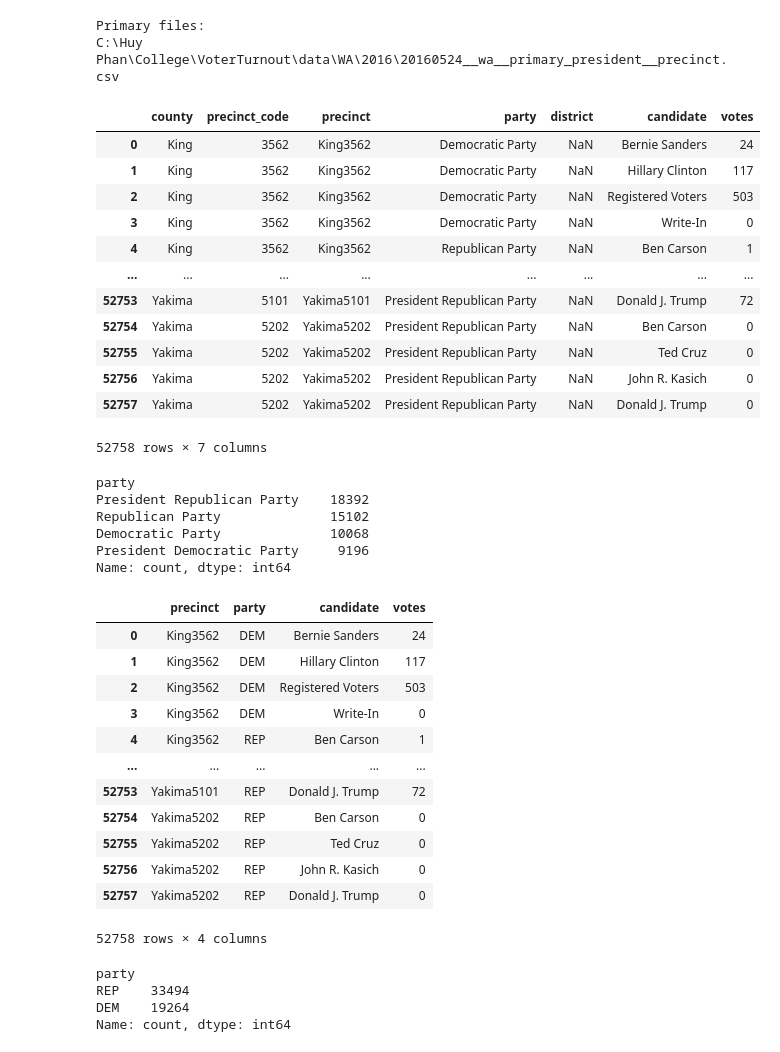
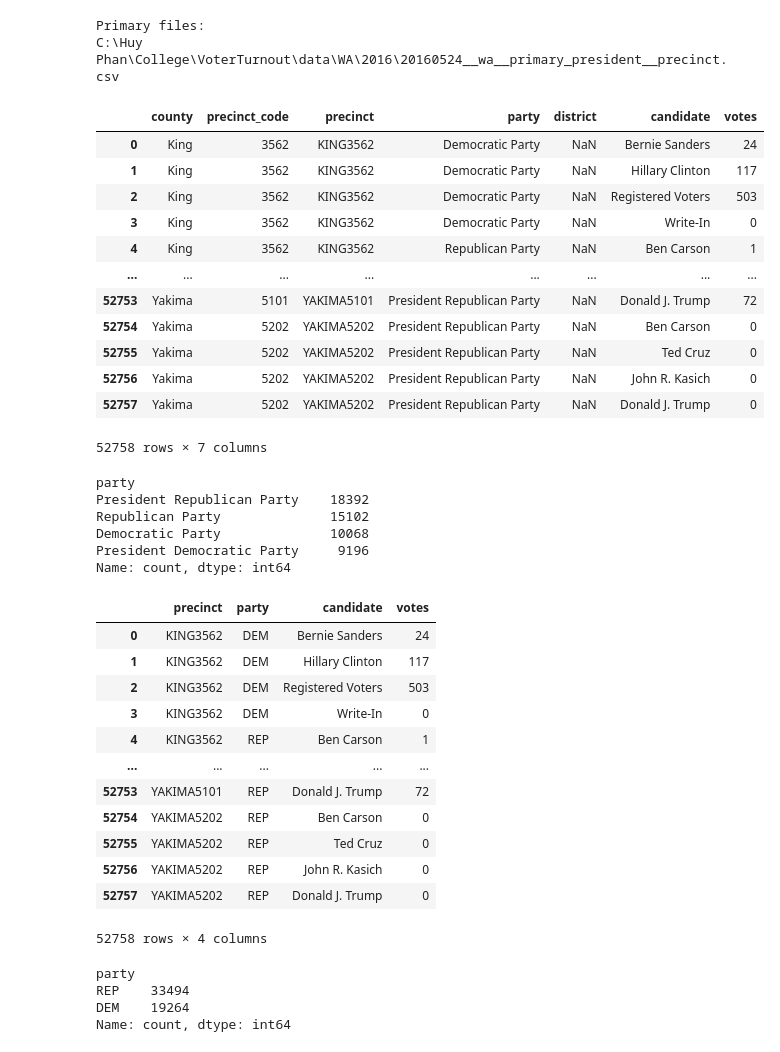
Before and after one commit to Hp0511/VoterTurnout, a Jupyter notebook: data_cleaning/WA_cleaning.ipynb, the cells around one changed output. Saved outputs shown, nothing was run; the diff lists cells and outputs as text; code cells hidden in the pictures.

```diff
--- a/data_cleaning/WA_cleaning.ipynb
+++ b/data_cleaning/WA_cleaning.ipynb
@@ -38,42 +38,43 @@ C:\Huy Phan\College\VoterTurnout\data\WA\2016\20160524__wa__primary_president__p
 # %%
 # Process primary files
 primary_df_list = []
 
 for file in primary_files:
     try:
         df = pd.read_csv(file)
 
         # Drop rows where 'precinct' is NaN
         if 'precinct' in df.columns:
             df = df[df["precinct"].notna()]
 
         df = df.drop_duplicates()
 
         primary_df_list.append(df)
 
     except Exception as e:
         print(f"Error in {file}: {e}")
 
 # Combine all cleaned files
 pri_combined_df = pd.concat(primary_df_list, ignore_index=True)
 # Create a new column "precinct" by combining county and precinct
 pri_combined_df["precinct"] = pri_combined_df["county"].astype(str) + pri_combined_df["precinct_code"].astype(str)
 pri_combined_df = pri_combined_df.drop(columns=["party"])
 pri_combined_df = pri_combined_df.rename(columns={"office": "party"})
+pri_combined_df["precinct"] = pri_combined_df["precinct"].str.upper()
 pri_combined_df
 # %% [output]
 |  | county | precinct_code | precinct | party | district | candidate | votes |
-| 0 | King | 3562 | King3562 | Democratic Party | NaN | Bernie Sanders | 24 |
-| 1 | King | 3562 | King3562 | Democratic Party | NaN | Hillary Clinton | 117 |
-| 2 | King | 3562 | King3562 | Democratic Party | NaN | Registered Voters | 503 |
-| 3 | King | 3562 | King3562 | Democratic Party | NaN | Write-In | 0 |
-| 4 | King | 3562 | King3562 | Republican Party | NaN | Ben Carson | 1 |
+| 0 | King | 3562 | KING3562 | Democratic Party | NaN | Bernie Sanders | 24 |
+| 1 | King | 3562 | KING3562 | Democratic Party | NaN | Hillary Clinton | 117 |
+| 2 | King | 3562 | KING3562 | Democratic Party | NaN | Registered Voters | 503 |
+| 3 | King | 3562 | KING3562 | Democratic Party | NaN | Write-In | 0 |
+| 4 | King | 3562 | KING3562 | Republican Party | NaN | Ben Carson | 1 |
 | ... | ... | ... | ... | ... | ... | ... | ... |
-| 52753 | Yakima | 5101 | Yakima5101 | President Republican Party | NaN | Donald J. Trump | 72 |
-| 52754 | Yakima | 5202 | Yakima5202 | President Republican Party | NaN | Ben Carson | 0 |
-| 52755 | Yakima | 5202 | Yakima5202 | President Republican Party | NaN | Ted Cruz | 0 |
-| 52756 | Yakima | 5202 | Yakima5202 | President Republican Party | NaN | John R. Kasich | 0 |
-| 52757 | Yakima | 5202 | Yakima5202 | President Republican Party | NaN | Donald J. Trump | 0 |
+| 52753 | Yakima | 5101 | YAKIMA5101 | President Republican Party | NaN | Donald J. Trump | 72 |
+| 52754 | Yakima | 5202 | YAKIMA5202 | President Republican Party | NaN | Ben Carson | 0 |
+| 52755 | Yakima | 5202 | YAKIMA5202 | President Republican Party | NaN | Ted Cruz | 0 |
+| 52756 | Yakima | 5202 | YAKIMA5202 | President Republican Party | NaN | John R. Kasich | 0 |
+| 52757 | Yakima | 5202 | YAKIMA5202 | President Republican Party | NaN | Donald J. Trump | 0 |
 52758 rows × 7 columns
 # %%
 pri_combined_df["party"].value_counts(dropna=False)
@@ -98,17 +99,17 @@ primary_data = primary_data[primary_data["party"].isin(["DEM", "REP"])] # Analyz
 primary_data
 # %% [output]
 |  | precinct | party | candidate | votes |
-| 0 | King3562 | DEM | Bernie Sanders | 24 |
-| 1 | King3562 | DEM | Hillary Clinton | 117 |
-| 2 | King3562 | DEM | Registered Voters | 503 |
-| 3 | King3562 | DEM | Write-In | 0 |
-| 4 | King3562 | REP | Ben Carson | 1 |
+| 0 | KING3562 | DEM | Bernie Sanders | 24 |
+| 1 | KING3562 | DEM | Hillary Clinton | 117 |
+| 2 | KING3562 | DEM | Registered Voters | 503 |
+| 3 | KING3562 | DEM | Write-In | 0 |
+| 4 | KING3562 | REP | Ben Carson | 1 |
 | ... | ... | ... | ... | ... |
-| 52753 | Yakima5101 | REP | Donald J. Trump | 72 |
-| 52754 | Yakima5202 | REP | Ben Carson | 0 |
-| 52755 | Yakima5202 | REP | Ted Cruz | 0 |
-| 52756 | Yakima5202 | REP | John R. Kasich | 0 |
-| 52757 | Yakima5202 | REP | Donald J. Trump | 0 |
+| 52753 | YAKIMA5101 | REP | Donald J. Trump | 72 |
+| 52754 | YAKIMA5202 | REP | Ben Carson | 0 |
+| 52755 | YAKIMA5202 | REP | Ted Cruz | 0 |
+| 52756 | YAKIMA5202 | REP | John R. Kasich | 0 |
+| 52757 | YAKIMA5202 | REP | Donald J. Trump | 0 |
 52758 rows × 4 columns
 # %%
 primary_data["party"].value_counts(dropna=False)
```
Also changed, not shown: parts of 6 cells of this notebook, 27 other files.
